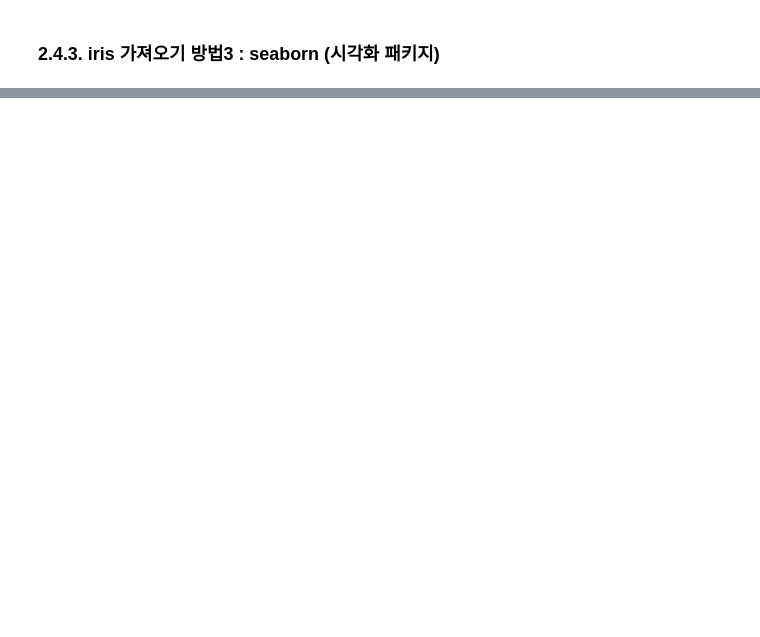
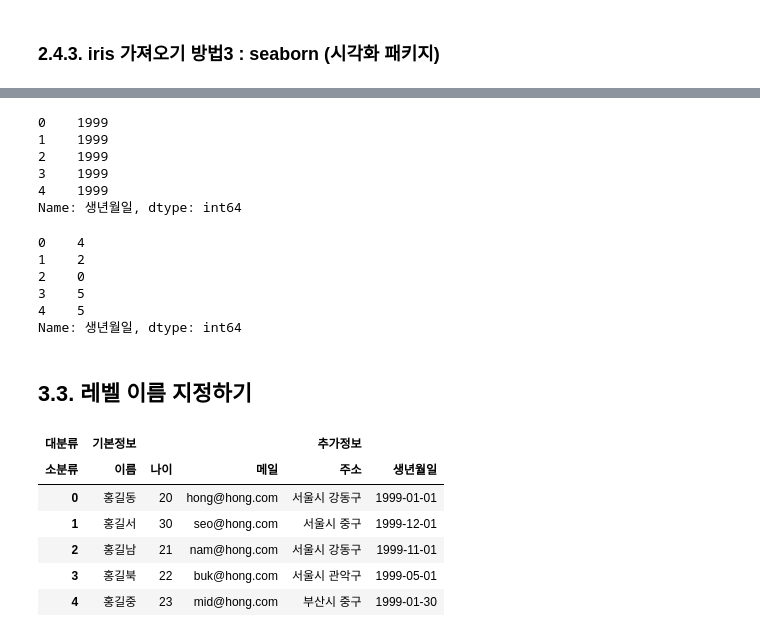
Before and after one commit to hzj04473/ai_x, a Jupyter notebook: source/01_python/ch11_데이터프레임과 시리즈_1절~8절(Pandas).ipynb, the cells around one changed output, grey strips where cells are left out. Drawn from its saved outputs; the diff is of its cells as text; code cells hidden in the pictures; blank space fills up the shorter version.

```diff
--- a/source/01_python/ch11_데이터프레임과 시리즈_1절~8절(Pandas).ipynb
+++ b/source/01_python/ch11_데이터프레임과 시리즈_1절~8절(Pandas).ipynb
@@ -535,0 +671,4 @@ pd.DataFrame(data=np.hstack((data, target.reshape(-1,1))), columns=columns)
+# %%
+# member.index.name="방향"
+member.index.name=None
+print(member.index.name)
@@ -535,0 +740,36 @@ pd.DataFrame(data=np.hstack((data, target.reshape(-1,1))), columns=columns)
+# %%
+# 시리즈(날짜형).dt : datetime 열의 날짜 및 시간에 관련된 정보만 추출
+member['생년월일'].dt.year
+# %% [output]
+0    1999
+1    1999
+2    1999
+3    1999
+4    1999
+Name: 생년월일, dtype: int64
+# %%
+member['생년월일'].dt.weekday # 0:월, 1:화 ~ 5:토, 6:일
+# %% [output]
+0    4
+1    2
+2    0
+3    5
+4    5
+Name: 생년월일, dtype: int64
+# %% [markdown]
+## 3.3. 레벨 이름 지정하기
+# %%
+member.columns = [
+                    ['기본정보','기본정보','기본정보','추가정보','추가정보'],
+                    ['이름', '나이', '메일', '주소', '생년월일']
+                 ]
+member.columns.names = ["대분류","소분류"]
+member
+# %% [output]
+| 대분류 | 기본정보 |  |  | 추가정보 |  |
+| 소분류 | 이름 | 나이 | 메일 | 주소 | 생년월일 |
+| 0 | 홍길동 | 20 | hong@hong.com | 서울시 강동구 | 1999-01-01 |
+| 1 | 홍길서 | 30 | seo@hong.com | 서울시 중구 | 1999-12-01 |
+| 2 | 홍길남 | 21 | nam@hong.com | 서울시 강동구 | 1999-11-01 |
+| 3 | 홍길북 | 22 | buk@hong.com | 서울시 관악구 | 1999-05-01 |
+| 4 | 홍길중 | 23 | mid@hong.com | 부산시 중구 | 1999-01-30 |
```
Also changed, not shown: parts of 67 cells of this notebook, 5 other files.
